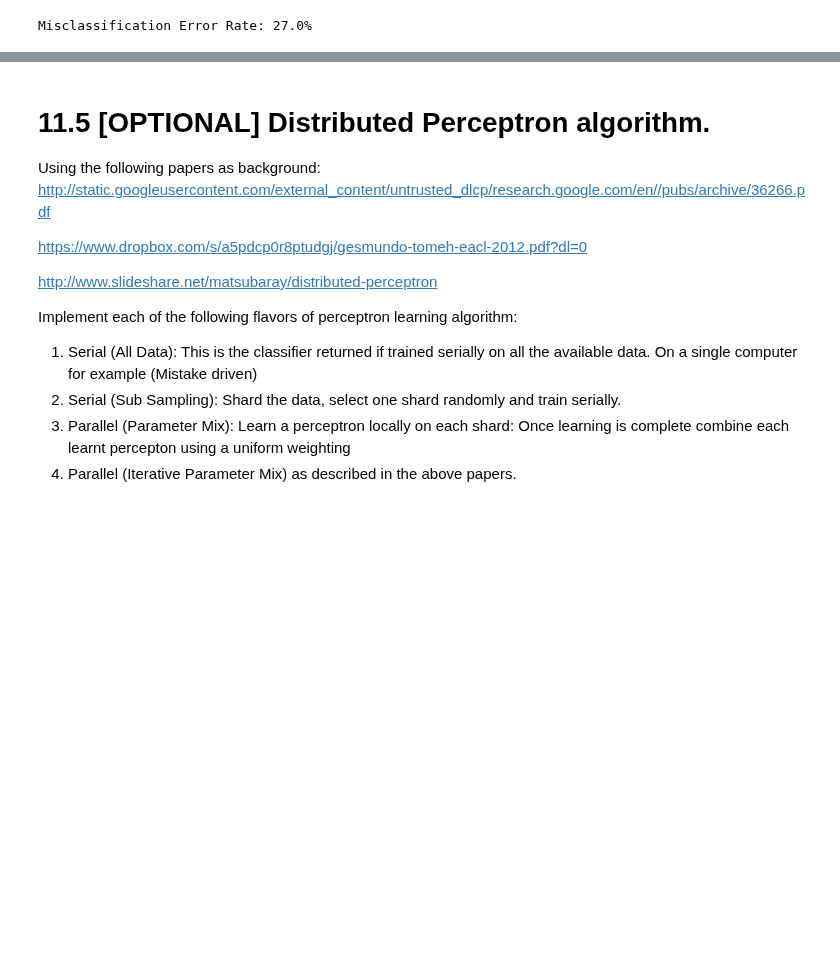
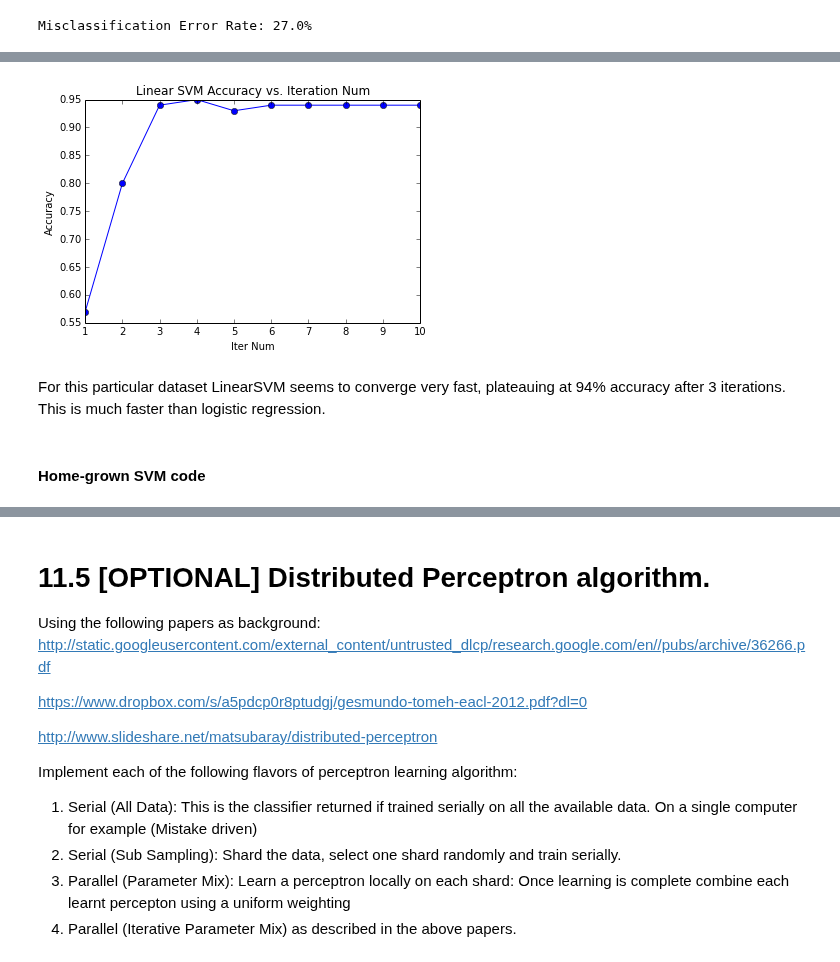
Before and after one commit to venamax/MIDS-W261, a Jupyter notebook: W261_HW11.ipynb, the cells around one changed output, grey strips where cells are left out. Saved outputs shown, nothing was run; the diff lists cells and outputs as text; code cells hidden in the pictures; blank space fills up the shorter version.

```diff
--- a/W261_HW11.ipynb
+++ b/W261_HW11.ipynb
@@ -437,0 +447,24 @@ Misclassification Error Rate: 27.0%
+# %%
+from pyspark.mllib.classification import SVMWithSGD
+#from pyspark.mllib.evaluation import BinaryClassificationMetrics
+from pyspark.mllib.regression import LabeledPoint
+
+# convert data to an RDD of labeled points
+def parsePoint(data):
+    if data[2] == -1:
+        label = 0
+    else:
+        label = 1
+    return LabeledPoint(label, [data[0], data[1]])
+
+train_data = sc.parallelize(data_lin_inseperable_train).map(parsePoint).cache()
+test_data = sc.parallelize(data_lin_inseperable_test).map(parsePoint).cache()
+
+test_metric_results = []
+for iter_n in range(1,11):
+    model = SVMWithSGD.train(data=train_data, regType="l1", intercept=True,
+                            miniBatchFraction=1.0, iterations=iter_n) # lasso, same parameters as logistic reg for comparison
+    accuracy = test_data.map(lambda lp: ((float(model.predict(lp.features))==lp.label), 1)).reduce(lambda a,b: (a[0]+b[0], a[1]+b[1]))
+    accuracy = 1.0*accuracy[0]/accuracy[1]
+    test_metric_results.append((iter_n,accuracy))
+    print "Iter %s | Accuracy:%.4f" %(iter_n, accuracy)
@@ -437,0 +482,15 @@ Misclassification Error Rate: 27.0%
+# %%
+%matplotlib inline
+import matplotlib.pyplot as plt
+
+plt.plot([d[0] for d in test_metric_results], [d[1] for d in test_metric_results], '-o')
+plt.title("Linear SVM Accuracy vs. Iteration Num")
+plt.xlabel("Iter Num")
+plt.ylabel("Accuracy")
+plt.show()
+# %% [output]
+[figure, added]
+# %% [markdown]
+For this particular dataset LinearSVM seems to converge very fast, plateauing at 94% accuracy after 3 iterations.  This is much faster than logistic regression.
+# %% [markdown]
+#### Home-grown SVM code
```
Also changed, not shown: parts of 12 cells of this notebook.
